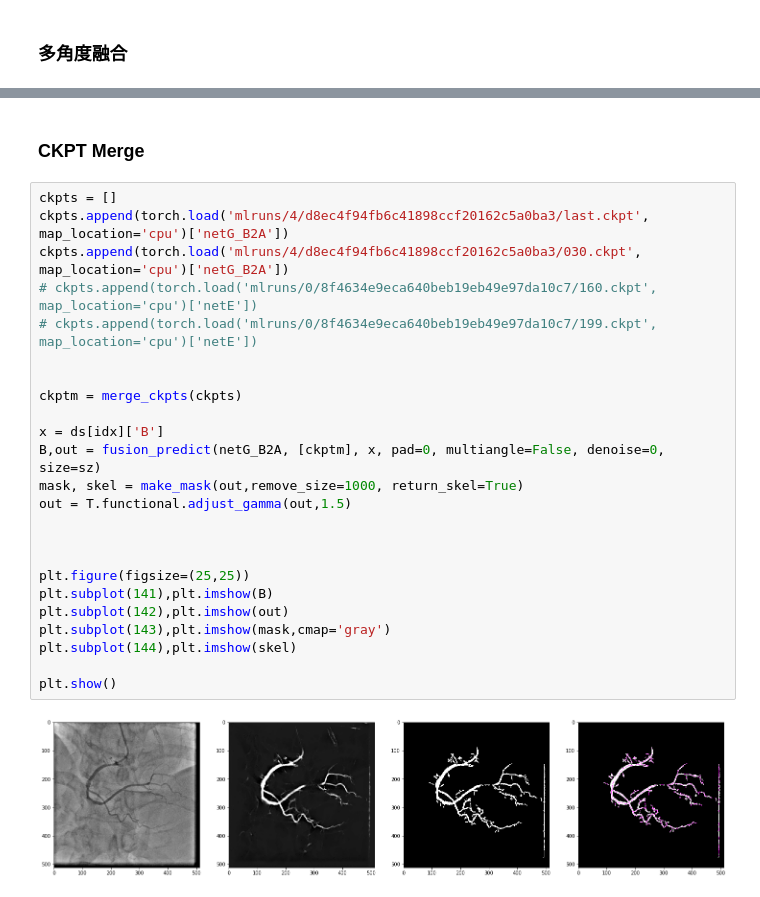
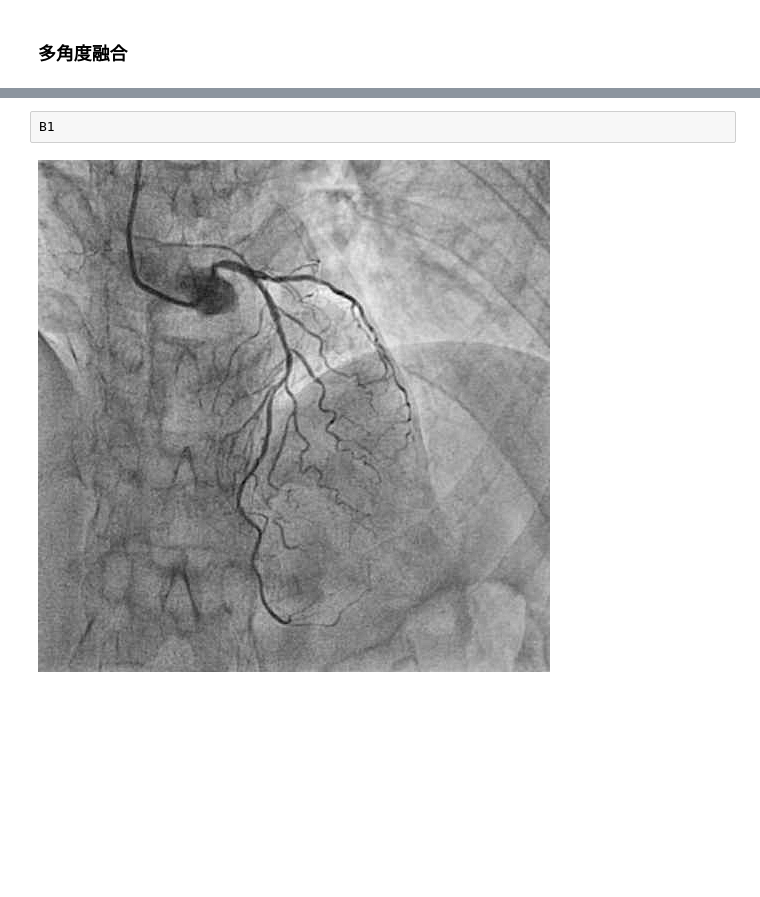
Before and after one commit to newfyu/DSAGAN, a Jupyter notebook: dev-Copy1.ipynb, the cells around one changed output, grey strips where cells are left out. Cells and saved outputs as stored; diff of their text form; blank space fills up the shorter version.

```diff
--- a/dev-Copy1.ipynb
+++ b/dev-Copy1.ipynb
@@ -88,28 +93,4 @@ mask
-# %% [markdown]
-### CKPT Merge
-# %%
-ckpts = []
-ckpts.append(torch.load('mlruns/4/d8ec4f94fb6c41898ccf20162c5a0ba3/last.ckpt', map_location='cpu')['netG_B2A'])
-ckpts.append(torch.load('mlruns/4/d8ec4f94fb6c41898ccf20162c5a0ba3/030.ckpt', map_location='cpu')['netG_B2A'])
-# ckpts.append(torch.load('mlruns/0/8f4634e9eca640beb19eb49e97da10c7/160.ckpt', map_location='cpu')['netE'])
-# ckpts.append(torch.load('mlruns/0/8f4634e9eca640beb19eb49e97da10c7/199.ckpt', map_location='cpu')['netE'])
-
-
-ckptm = merge_ckpts(ckpts)
-
-x = ds[idx]['B']
-B,out = fusion_predict(netG_B2A, [ckptm], x, pad=0, multiangle=False, denoise=0, size=sz)
-mask, skel = make_mask(out,remove_size=1000, return_skel=True)
-out = T.functional.adjust_gamma(out,1.5)
-
-
-
-plt.figure(figsize=(25,25))
-plt.subplot(141),plt.imshow(B)
-plt.subplot(142),plt.imshow(out)
-plt.subplot(143),plt.imshow(mask,cmap='gray')
-plt.subplot(144),plt.imshow(skel)
-
-plt.show()
-# %% [output]
-[figure, removed]
+# %%
+B1
+# %% [output]
+[figure, added]
```
Also changed, not shown: parts of 6 cells of this notebook, 3 other files.
